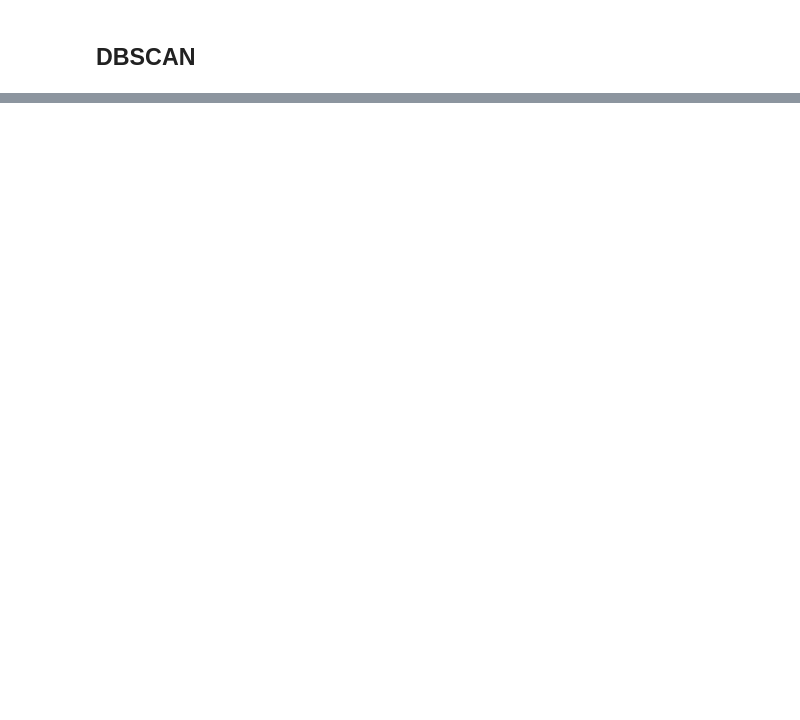
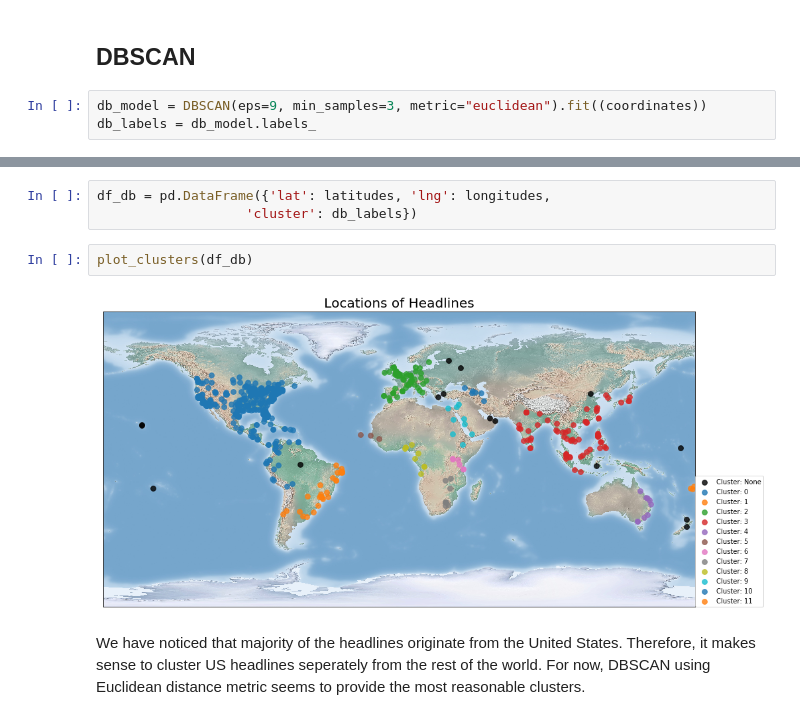
Before and after one commit to jigten/Discovering-Disease-Outbreaks-from-News, a Jupyter notebook: Clustering headlines based on location.ipynb, the cells around one changed output, grey strips where cells are left out. Cells and saved outputs as stored; diff of their text form; blank space fills up the shorter version.

```diff
--- a/Clustering headlines based on location.ipynb
+++ b/Clustering headlines based on location.ipynb
@@ -73,2 +101,5 @@ plt.show()
 # %% [markdown]
 ## DBSCAN
+# %%
+db_model = DBSCAN(eps=9, min_samples=3, metric="euclidean").fit((coordinates))
+db_labels = db_model.labels_
@@ -74,0 +110,9 @@ plt.show()
+# %%
+df_db = pd.DataFrame({'lat': latitudes, 'lng': longitudes,
+                   'cluster': db_labels})
+# %%
+plot_clusters(df_db)
+# %% [output]
+[figure, added]
+# %% [markdown]
+We have noticed that majority of the headlines originate from the United States. Therefore, it makes sense to cluster US headlines seperately from the rest of the world. For now, DBSCAN using Euclidean distance metric seems to provide the most reasonable clusters.
```
Also changed, not shown: parts of 9 cells of this notebook, 1 other file.
